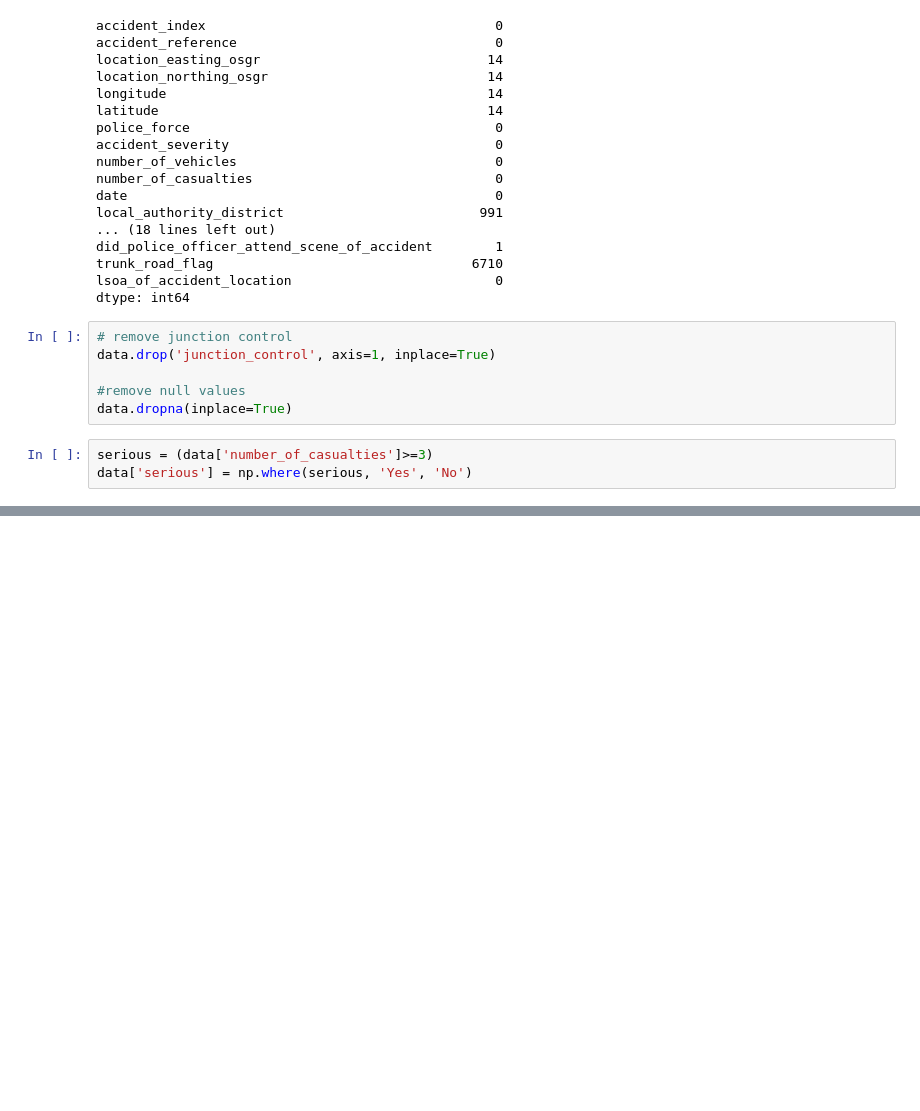
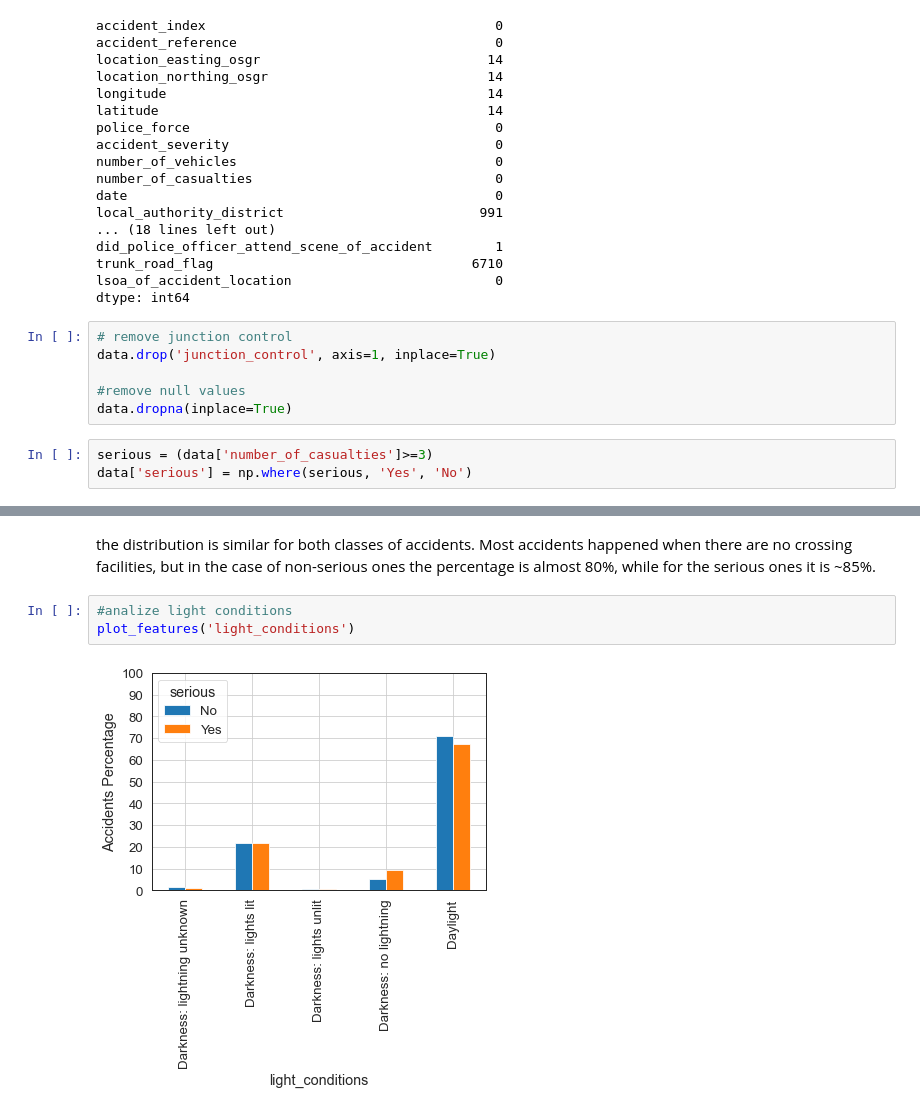
Before and after one commit to vivianetrindade/data_analysis_car_accidents, a Jupyter notebook: high fatality accidents/accidents.ipynb, the cells around one changed output, grey strips where cells are left out. Drawn from its saved outputs; the diff is of its cells as text; blank space fills up the shorter version.

```diff
--- a/high fatality accidents/accidents.ipynb
+++ b/high fatality accidents/accidents.ipynb
@@ -424,0 +455,8 @@ def plot_features(column):
+# %% [markdown]
+the distribution is similar for both classes of accidents. Most accidents happened when there are no crossing facilities,
+but in the case of non-serious ones the percentage is almost 80%, while for the serious ones it is ~85%.
+# %%
+#analize light conditions
+plot_features('light_conditions')
+# %% [output]
+[figure, added]
```
Also changed, not shown: parts of 20 cells of this notebook.
